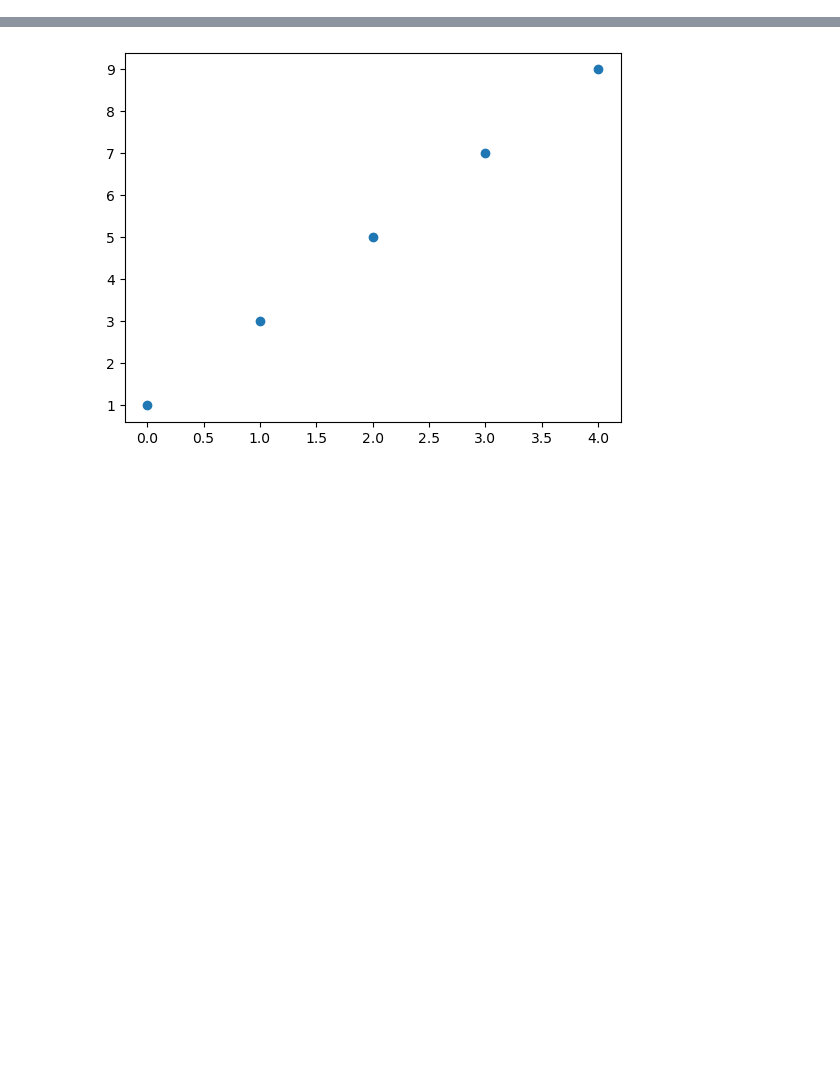
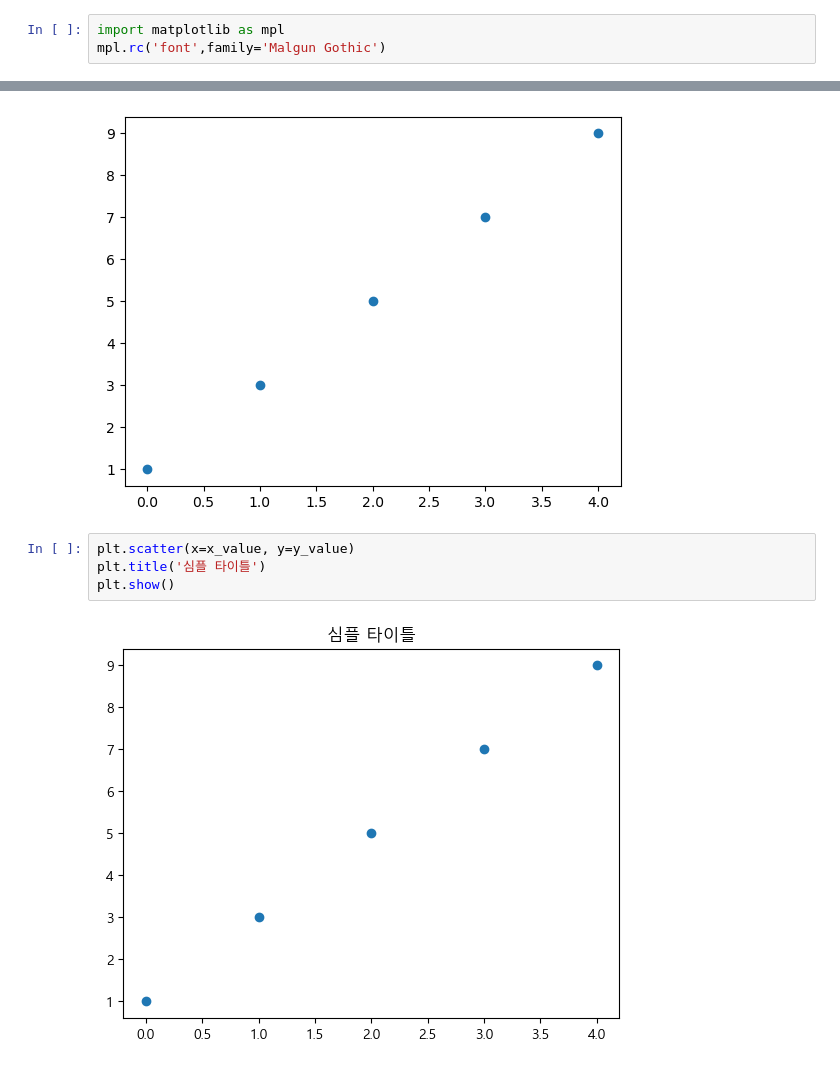
Before and after one commit to SSSanga/study_data_analytics, a Jupyter notebook: codes/visuallizations/simples.ipynb, the cells around one changed output, grey strips where cells are left out. Saved outputs shown, nothing was run; the diff lists cells and outputs as text; blank space fills up the shorter version.

```diff
--- a/codes/visuallizations/simples.ipynb
+++ b/codes/visuallizations/simples.ipynb
@@ -13,0 +15,3 @@ import matplotlib.pyplot as plt
+# %%
+import matplotlib as mpl
+mpl.rc('font',family='Malgun Gothic')
@@ -16,3 +22,9 @@ plt.scatter(x=x_value, y=y_value)
 # %% [output]
 <matplotlib.collections.PathCollection at 0x...>
 [figure]
+# %%
+plt.scatter(x=x_value, y=y_value)
+plt.title('심플 타이틀')
+plt.show()
+# %% [output]
+[figure, added]
```
Also changed, not shown: parts of 2 cells of this notebook, 2 other files.
